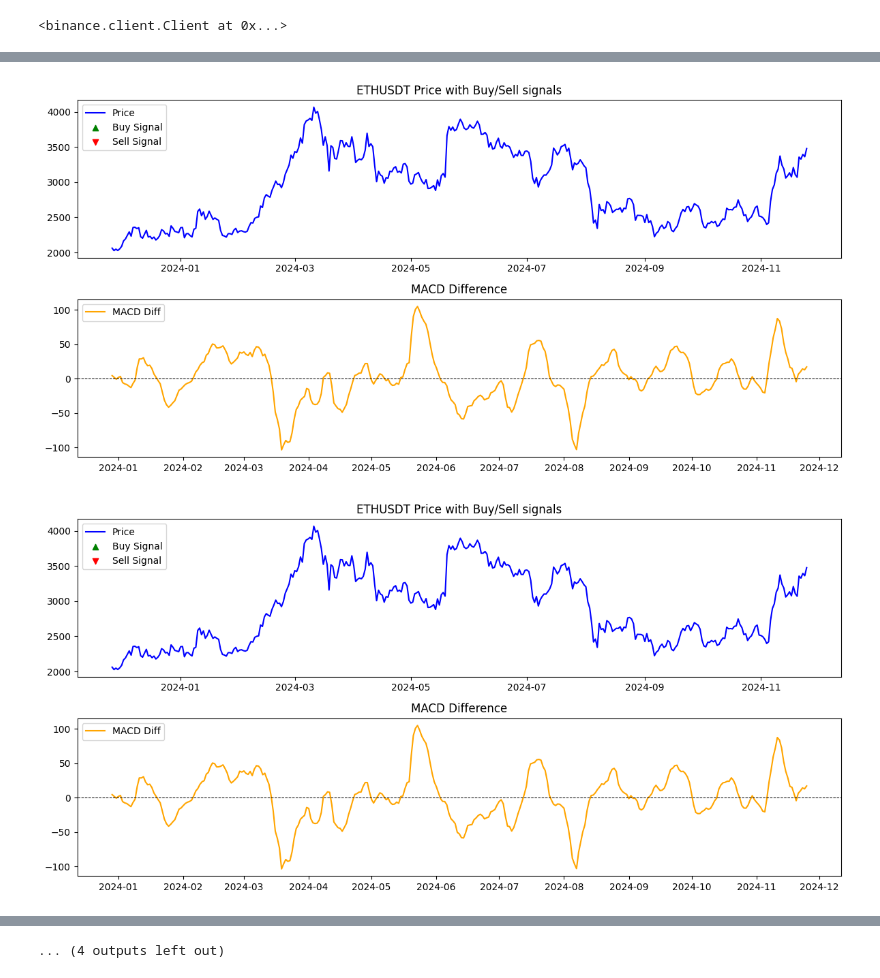
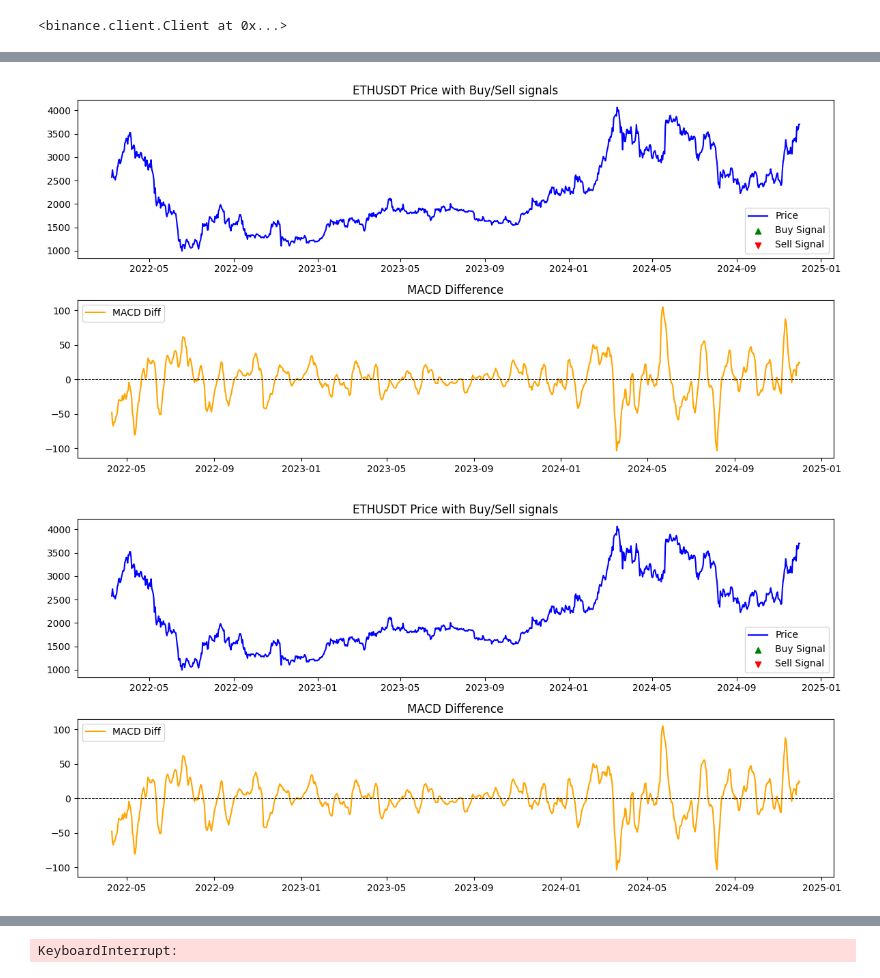
Before and after one commit to MuhammadAqeel1209/FYP_Project_AI_Trading_Auto_System, a Jupyter notebook: Binance_Trading/graph.ipynb, the cells around one changed output, grey strips where cells are left out. Cells and saved outputs as stored; diff of their text form; code cells hidden in the pictures.

Commit message:
train_data

```diff
--- a/Binance_Trading/graph.ipynb
+++ b/Binance_Trading/graph.ipynb
@@ -18,7 +19,7 @@ client
 # %%
 def getDate(symbol):
     # Get 1 day candlestick data for the last 1 year
-    klines = client.get_historical_klines(symbol, Client.KLINE_INTERVAL_1DAY, "1 year ago UTC")
+    klines = client.get_historical_klines(symbol, Client.KLINE_INTERVAL_1DAY)
     df = pd.DataFrame(klines, columns=['time', 'open', 'high', 'low', 'close', 'volume',
                                        'close_time', 'quote_asset_volume', 'trades',
                                        'taker_buy_base_asset_volume', 'taker_buy_quote_asset_volume', 'ignore'])
@@ -121,6 +133,43 @@ def tradingGraph(symbol, qty, open_position=False):
+# %%
+def tradingGraph(symbol, qty, open_position=False):
+    """
+    Main function to coordinate trading logic and plotting.
+    After showing the graph, print buy/sell order details.
+    """
+    buy_signals = []
+    sell_signals = []
+    buyPrices = []
+    sellPrices = []
+
+    try:
+        while True:
+            # Trading logic
+            df, open_position = tradingLogic(
+                symbol, qty, open_position, buy_signals, sell_signals, buyPrices, sellPrices
+            )
+
+            # Ensure data is valid for plotting
+            if not df.empty:
+                plotGraph(df, buy_signals, buyPrices, sell_signals, sellPrices, symbol)
+
+                # Print buy/sell order details after the graph
+                if buy_signals:
+                    print("\n=== Latest Buy Order ===")
+                    print(f"Buy Price: {buyPrices[-1]}")
+                    print(f"Buy Time: {buy_signals[-1]}")
+
+                if sell_signals:
+                    print("\n=== Latest Sell Order ===")
+                    print(f"Sell Price: {sellPrices[-1]}")
+                    print(f"Sell Time: {sell_signals[-1]}")
+
+            # Wait before next iteration
+            time.sleep(60)  # Adjust this interval as needed
+    except Exception as e:
+        print(f"Error in trading loop: {e}")
 # %%
 
-tradingGraph('ETHUSDT', qty=0.01)
+tradingGraph('ETHUSDT', qty=100)
 # %% [output]
-[figure, old version]
+[figure, new version]
-[figure, old version]
+[figure, new version]
@@ -137 +178 @@ tradingGraph('ETHUSDT', qty=0.01)
-... (4 outputs left out)
+KeyboardInterrupt:
```
Also changed, not shown: parts of 5 cells of this notebook, 15 other files.
